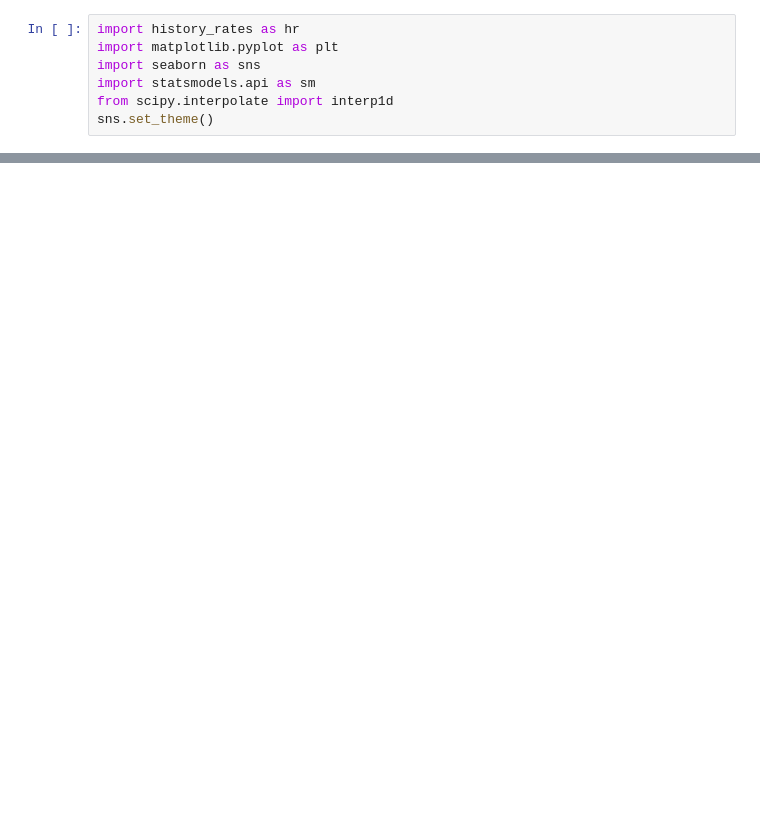
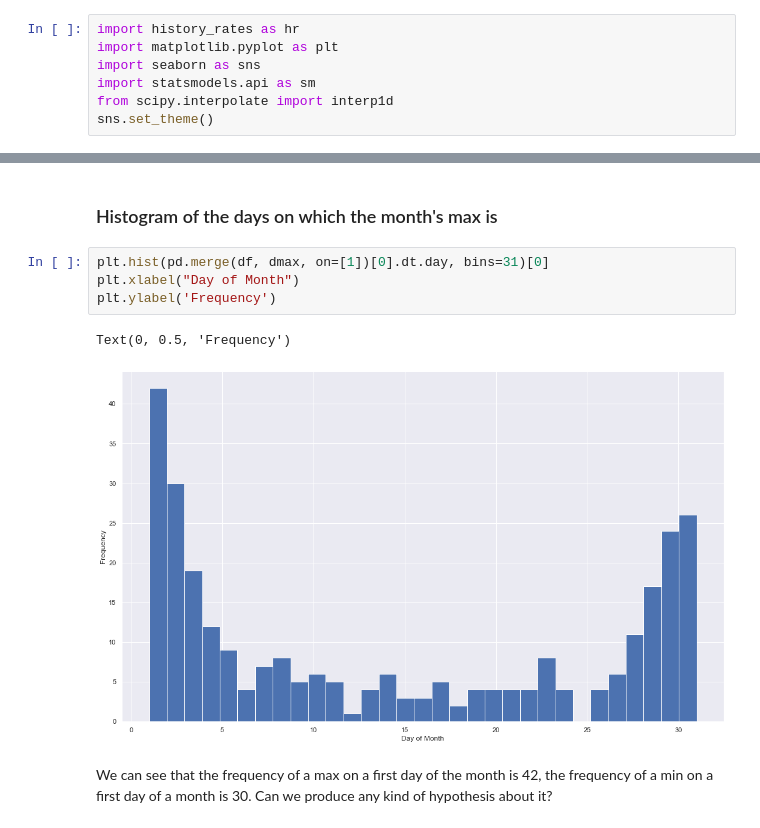
Before and after one commit to ssppkenny/history_rates, a Jupyter notebook: Rates.ipynb, the cells around one changed output, grey strips where cells are left out. Drawn from its saved outputs; the diff is of its cells as text; blank space fills up the shorter version.

```diff
--- a/Rates.ipynb
+++ b/Rates.ipynb
@@ -31,0 +34,14 @@ sns.relplot(data=df, kind="line", x=df[0], y=ynew, height=10)
+# %% [markdown]
+### Histogram of the days on which the month's max is
+# %%
+plt.hist(pd.merge(df, dmax, on=[1])[0].dt.day, bins=31)[0]
+plt.xlabel("Day of Month")
+plt.ylabel('Frequency')
+# %% [output]
+Text(0, 0.5, 'Frequency')
+[figure, added]
+# %% [markdown]
+We can see that the frequency of a max on a first day of the month is 42,
+the frequency of a min on a first day
+of a month is 30.
+Can we produce any kind of hypothesis about it?
```
Also changed, not shown: parts of 8 cells of this notebook.
